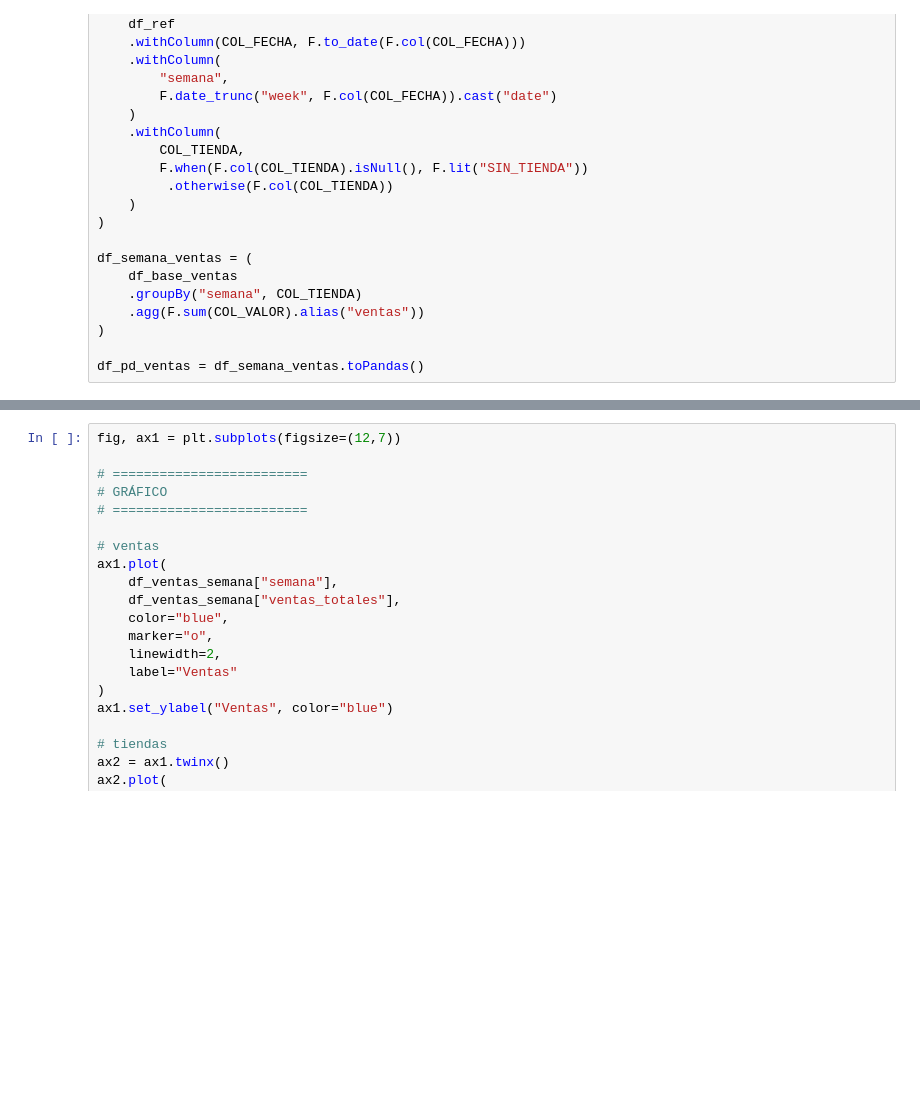
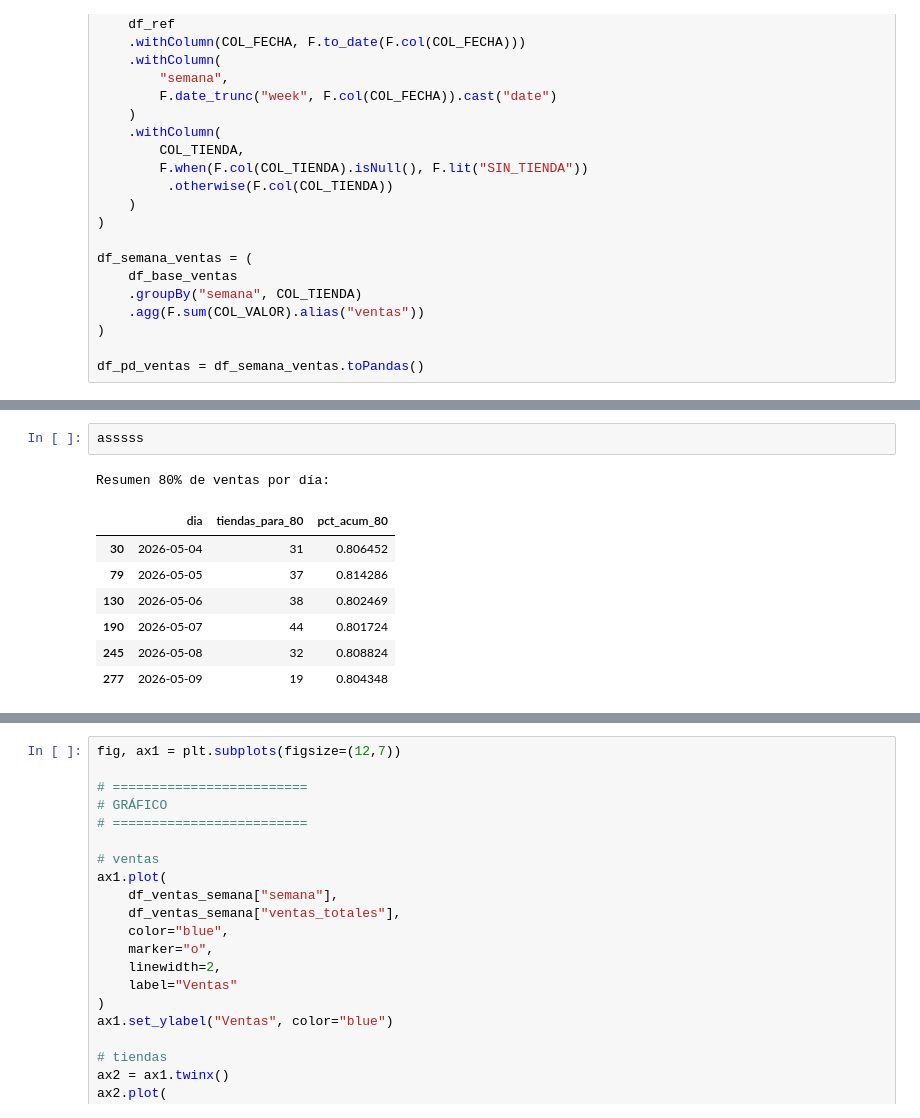
Before and after one commit to fernandolazob/target_script_01, a Jupyter notebook: 01_resumen.ipynb, the cells around one changed output, grey strips where cells are left out. Cells and saved outputs as stored; diff of their text form; blank space fills up the shorter version.

```diff
--- a/01_resumen.ipynb
+++ b/01_resumen.ipynb
@@ -289,3 +537,14 @@ Variación ventas: +312
+# %%
+asssss
+# %% [output]
+Resumen 80% de ventas por día:
+|  | dia | tiendas_para_80 | pct_acum_80 |
+| 30 | 2026-05-04 | 31 | 0.806452 |
+| 79 | 2026-05-05 | 37 | 0.814286 |
+| 130 | 2026-05-06 | 38 | 0.802469 |
+| 190 | 2026-05-07 | 44 | 0.801724 |
+| 245 | 2026-05-08 | 32 | 0.808824 |
+| 277 | 2026-05-09 | 19 | 0.804348 |
 # %%
 plt.figure(figsize=(12,6))
 
```
Also changed, not shown: parts of 8 cells of this notebook, 21 other files.
